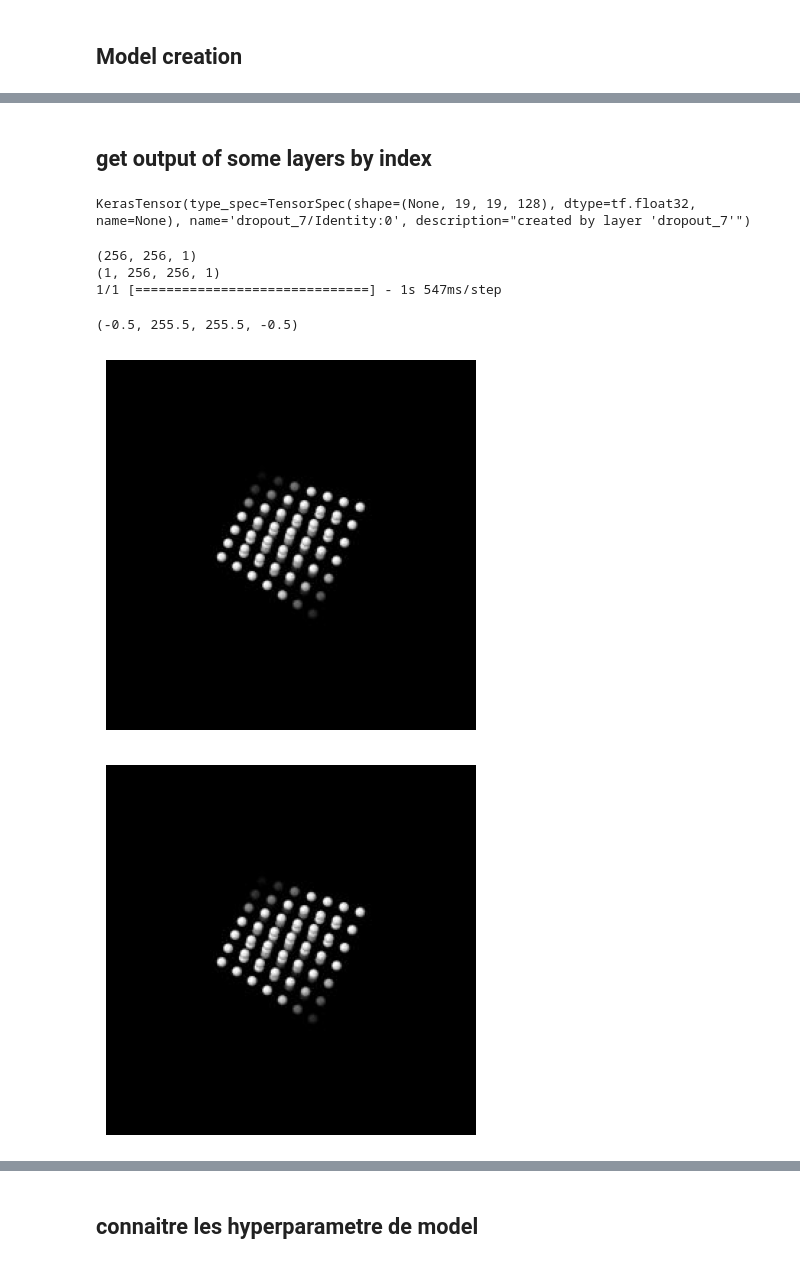
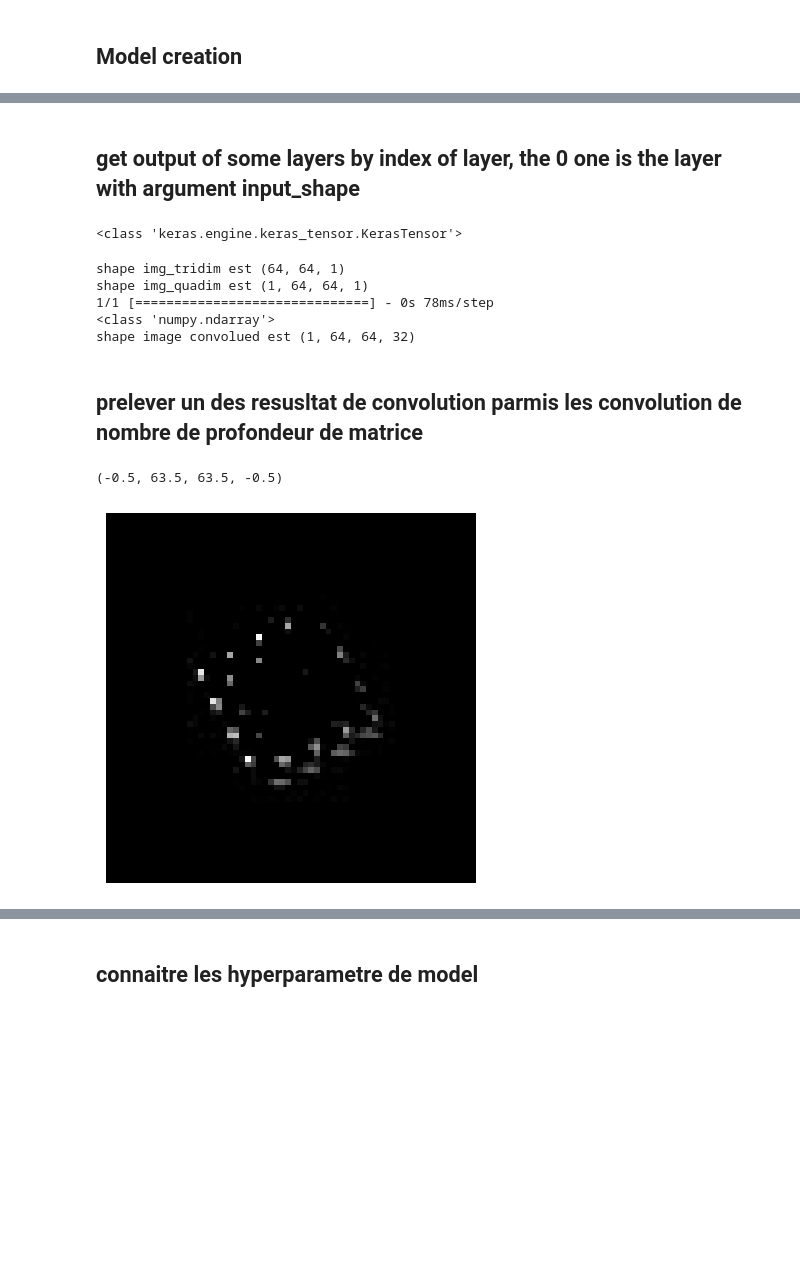
Before and after one commit to ruerl/pmd22-23, a Jupyter notebook: scrpit_junlin/test-convolution.ipynb, the cells around one changed output, grey strips where cells are left out. Cells and saved outputs as stored; diff of their text form; code cells hidden in the pictures; blank space fills up the shorter version.

```diff
--- a/scrpit_junlin/test-convolution.ipynb
+++ b/scrpit_junlin/test-convolution.ipynb
@@ -165,41 +160,59 @@ e10bs64sc0.3code3_3
 # %% [markdown]
-## get output of some layers by index
+## get output of some layers by index of layer, the 0 one is the layer with argument input_shape
 # %%
 # cette cellure contient des commands basique pour recuperer un lame
 #print(model.layers) #print tous les layers
-layer8=model.layers[8]
+layer8=model.layers[2]
 convol_output=layer8.output
-print(convol_output)
+print(type(convol_output))
 # %% [output]
-KerasTensor(type_spec=TensorSpec(shape=(None, 19, 19, 128), dtype=tf.float32, name=None), name='dropout_7/Identity:0', description="created by layer 'dropout_7'")
+<class 'keras.engine.keras_tensor.KerasTensor'>
 # %%
 #layer_model: le layer avant flatten
 layer_model= Model(inputs = model.input, outputs = convol_output)
-#ajouter des dim pour que la forme de matrix d'image adapte les fonctions de keras
-random_index = r.randint(0 , 4810)
+
+#--ajouter des dim pour que la forme de matrix d'image adapte les fonctions de keras
+#random_index = r.randint(0 , 4810)
+random_index = 500
 img_init = img_train[random_index]
 img_tridim = img_train[random_index][:,:,np.newaxis]
-print(np.shape(img_tridim))
+print(f"shape img_tridim est {np.shape(img_tridim)}")
 img_quadim = img_tridim[np.newaxis,:,:,:] #ici le dim de matric d'img est 4, mais rien ne change pas
-print(np.shape(img_quadim))
+print(f"shape img_quadim est {np.shape(img_quadim)}")
 """
 fig, ax = plt.subplots()
 plt.imshow(img_tridim, cmap ="gray") #avec couleur: enlevant , cmap ="gray"
 plt.axis("off")
 """
-#convoluer l'image
+#convoluer l'image, le sortie est 64,64,32
 img_convolued = layer_model.predict(img_quadim)
-
-fig, ax = plt.subplots()   #image apres convolution
-plt.imshow(img_quadim[0], cmap ="gray")
-plt.axis("off")
-fig, ax = plt.subplots() #cela est l'image avant convolution
-plt.imshow(img_init, cmap ="gray")
-plt.axis("off")
+print(type(img_convolued))
+print(f"shape image convolued est {np.shape(img_convolued)}")
 # %% [output]
-(256, 256, 1)
-(1, 256, 256, 1)
-1/1 [==============================] - 1s 547ms/step
+shape img_tridim est (64, 64, 1)
+shape img_quadim est (1, 64, 64, 1)
+1/1 [==============================] - 0s 78ms/step
+<class 'numpy.ndarray'>
+shape image convolued est (1, 64, 64, 32)
-(-0.5, 255.5, 255.5, -0.5)
-[figure, removed]
-[figure, removed]
+# %% [markdown]
+## prelever un des resusltat de convolution parmis les convolution de nombre de profondeur de matrice
+# %%
+# on preleve matrice de indexieme channel, le dim de matrice d'entree est 4
+def un_img_convolue(index:int, matrix_4dim):
+    shape = np.shape(matrix_4dim)
+    #print(shape)
+    assert len(shape) == 4, ("le matrix_3dim est cense d'avoir 4 dimension")
+    deepth = shape[3]
+    assert 0 <= index <= deepth, (f" index doit etre compris entre 0 et le profondeur d'image, ce profondeur vaut {deepth}")
+    matrice_index = matrix_4dim[0,:,:,index]
+    #print(np.shape(matrice_index))
+    return matrice_index, deepth
+# %%
+img_0, deepth = un_img_convolue(index = 0 , matrix_4dim =img_convolued)
+# %%
+fig, ax = plt.subplots() #cela est l'image avant convolution
+plt.imshow(img_0, cmap ="gray")
+plt.axis("off")
+# %% [output]
+(-0.5, 63.5, 63.5, -0.5)
+[figure, added]
```
Also changed, not shown: parts of 7 cells of this notebook, 4 other files.
